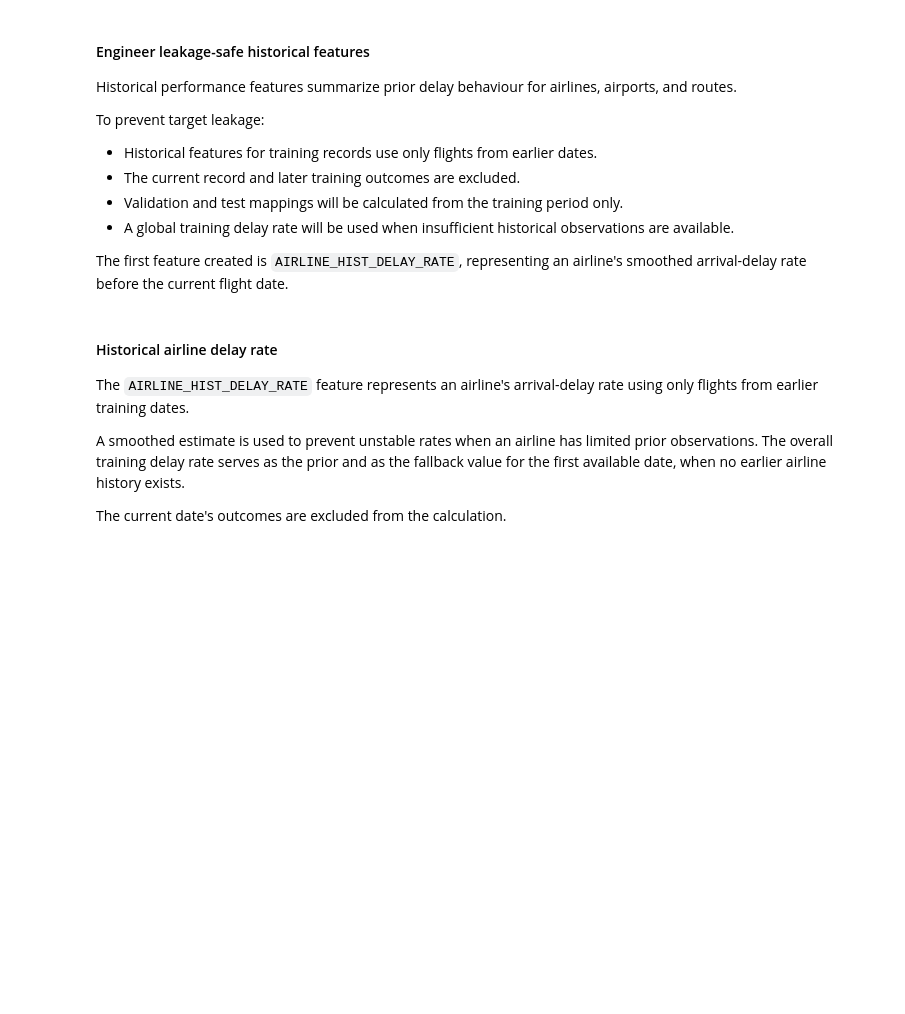
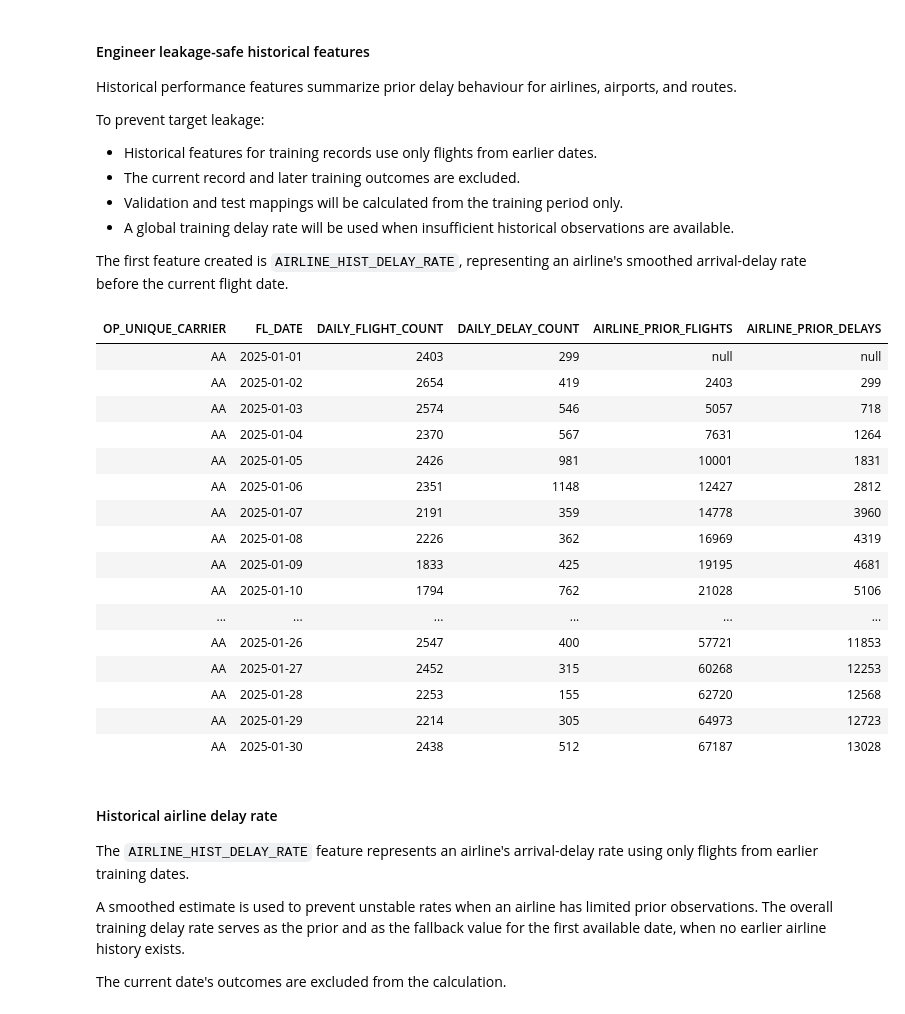
Before and after one commit to DanielmonUNFC/AI-Powered-Flight-Delay-Risk-Prediction-and-Operational-Prioritization, a Jupyter notebook: notebooks/07_model_training.ipynb, the cells around one changed output. Drawn from its saved outputs; the diff is of its cells as text; code cells hidden in the pictures; blank space fills up the shorter version.

```diff
--- a/notebooks/07_model_training.ipynb
+++ b/notebooks/07_model_training.ipynb
@@ -238,6 +255,50 @@ The first feature created is `AIRLINE_HIST_DELAY_RATE`, representing an airline'
 # %%
 from pyspark.sql.window import Window
 
+
+SMOOTHING_STRENGTH = float(cfg.HISTORICAL_SMOOTHING_STRENGTH)
+INITIAL_GLOBAL_DELAY_PRIOR = float(cfg.HISTORICAL_INITIAL_PRIOR_RATE)
+
+# Build a leakage-safe global prior for each training date. The window
+# includes only dates before the date being scored. A neutral 0.5 prior is
+# used on the first date, when no earlier 2025 outcomes exist.
+global_daily_stats = (
+    df_train
+    .groupBy("FL_DATE")
+    .agg(
+        F.count("*").alias("GLOBAL_DAILY_FLIGHT_COUNT"),
+        F.sum(F.col("ARR_DEL15").cast("long")).alias(
+            "GLOBAL_DAILY_DELAY_COUNT"
+        ),
+    )
+)
+
+global_history_window = (
+    Window
+    .orderBy(F.col("FL_DATE").cast("timestamp").cast("long"))
+    .rowsBetween(Window.unboundedPreceding, -1)
+)
+
+global_daily_history = (
+    global_daily_stats
+    .withColumn(
+        "GLOBAL_PRIOR_FLIGHTS",
+        F.sum("GLOBAL_DAILY_FLIGHT_COUNT").over(global_history_window),
+    )
+    .withColumn(
+        "GLOBAL_PRIOR_DELAYS",
+        F.sum("GLOBAL_DAILY_DELAY_COUNT").over(global_history_window),
+    )
+    .withColumn(
+        "GLOBAL_HIST_DELAY_RATE",
+        F.when(
+            F.col("GLOBAL_PRIOR_FLIGHTS") > 0,
+            F.col("GLOBAL_PRIOR_DELAYS").cast("double")
+            / F.col("GLOBAL_PRIOR_FLIGHTS").cast("double"),
+        ).otherwise(F.lit(INITIAL_GLOBAL_DELAY_PRIOR)),
+    )
+    .select("FL_DATE", "GLOBAL_HIST_DELAY_RATE")
+)
 
 # Daily airline-level delay statistics within the training period
 airline_daily_stats = (
@@ -261,33 +322,51 @@ airline_history_window = (
 )
 
 airline_daily_history = (
     airline_daily_stats
     .withColumn(
         "AIRLINE_PRIOR_FLIGHTS",
         F.sum("DAILY_FLIGHT_COUNT").over(airline_history_window),
     )
     .withColumn(
         "AIRLINE_PRIOR_DELAYS",
         F.sum("DAILY_DELAY_COUNT").over(airline_history_window),
     )
 )
 
 display(
     airline_daily_history
     .select(
         "OP_UNIQUE_CARRIER",
         "FL_DATE",
         "DAILY_FLIGHT_COUNT",
         "DAILY_DELAY_COUNT",
         "AIRLINE_PRIOR_FLIGHTS",
         "AIRLINE_PRIOR_DELAYS",
     )
     .orderBy(
         "OP_UNIQUE_CARRIER",
         "FL_DATE",
     )
     .limit(30)
 )
+# %% [output]
+| OP_UNIQUE_CARRIER | FL_DATE | DAILY_FLIGHT_COUNT | DAILY_DELAY_COUNT | AIRLINE_PRIOR_FLIGHTS | AIRLINE_PRIOR_DELAYS |
+| AA | 2025-01-01 | 2403 | 299 | null | null |
+| AA | 2025-01-02 | 2654 | 419 | 2403 | 299 |
+| AA | 2025-01-03 | 2574 | 546 | 5057 | 718 |
+| AA | 2025-01-04 | 2370 | 567 | 7631 | 1264 |
+| AA | 2025-01-05 | 2426 | 981 | 10001 | 1831 |
+| AA | 2025-01-06 | 2351 | 1148 | 12427 | 2812 |
+| AA | 2025-01-07 | 2191 | 359 | 14778 | 3960 |
+| AA | 2025-01-08 | 2226 | 362 | 16969 | 4319 |
+| AA | 2025-01-09 | 1833 | 425 | 19195 | 4681 |
+| AA | 2025-01-10 | 1794 | 762 | 21028 | 5106 |
+| ... | ... | ... | ... | ... | ... |
+| AA | 2025-01-26 | 2547 | 400 | 57721 | 11853 |
+| AA | 2025-01-27 | 2452 | 315 | 60268 | 12253 |
+| AA | 2025-01-28 | 2253 | 155 | 62720 | 12568 |
+| AA | 2025-01-29 | 2214 | 305 | 64973 | 12723 |
+| AA | 2025-01-30 | 2438 | 512 | 67187 | 13028 |
 # %% [markdown]
 #### Historical airline delay rate
 
```
Also changed, not shown: parts of 50 cells of this notebook, 22 other files.
